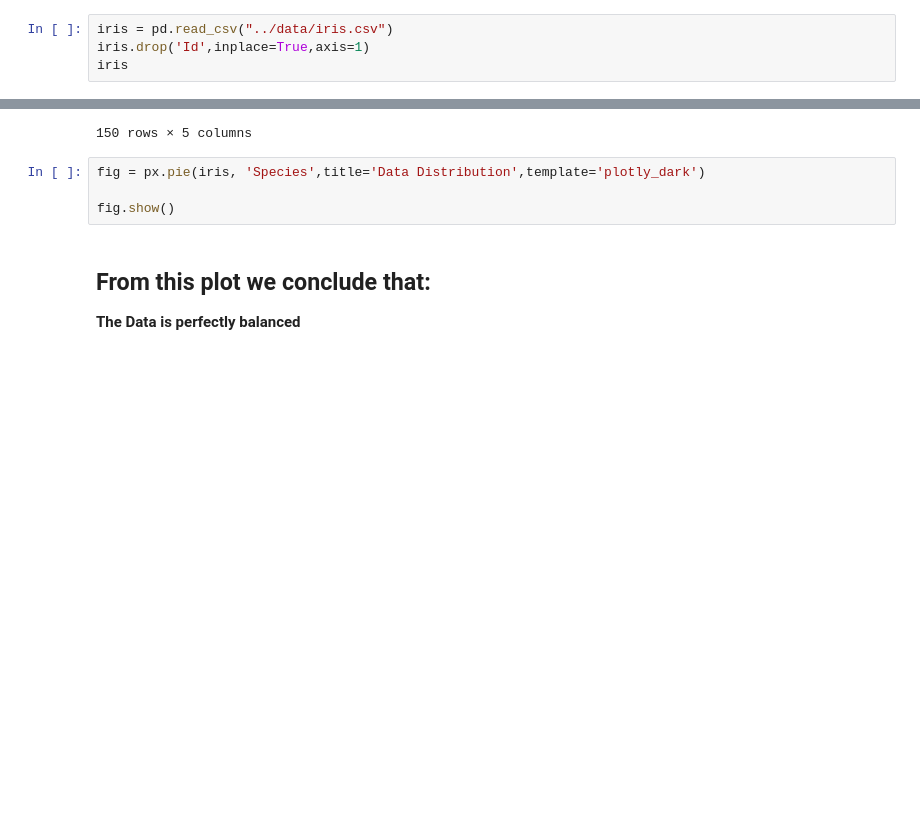
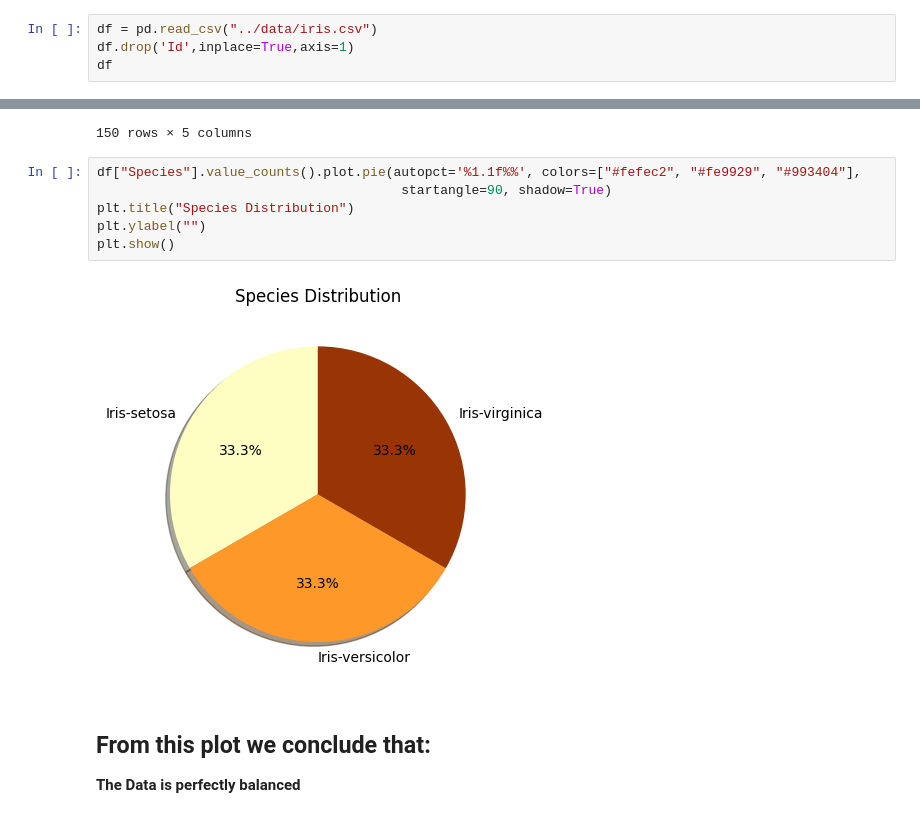
Before and after one commit to viderson/ml_from_scratch, a Jupyter notebook: notebooks/compare_knn.ipynb, the cells around one changed output, grey strips where cells are left out. Cells and saved outputs as stored; diff of their text form; blank space fills up the shorter version.

```diff
--- a/notebooks/compare_knn.ipynb
+++ b/notebooks/compare_knn.ipynb
@@ -24,9 +24,9 @@ import matplotlib.pyplot as plt
 import plotly.express as px
 import seaborn as sns
 # %%
-iris = pd.read_csv("../data/iris.csv")
-iris.drop('Id',inplace=True,axis=1)
-iris
+df = pd.read_csv("../data/iris.csv")
+df.drop('Id',inplace=True,axis=1)
+df
 # %% [output]
 |  | SepalLengthCm | SepalWidthCm | PetalLengthCm | PetalWidthCm | Species |
 | 0 | 5.1 | 3.5 | 1.4 | 0.2 | Iris-setosa |
@@ -42,9 +42,13 @@ iris
 | 149 | 5.9 | 3.0 | 5.1 | 1.8 | Iris-virginica |
 150 rows × 5 columns
 # %%
-fig = px.pie(iris, 'Species',title='Data Distribution',template='plotly_dark')
-
-fig.show()
+df["Species"].value_counts().plot.pie(autopct='%1.1f%%', colors=["#fefec2", "#fe9929", "#993404"],
+                                       startangle=90, shadow=True)
+plt.title("Species Distribution")
+plt.ylabel("")
+plt.show()
+# %% [output]
+[figure, added]
 # %% [markdown]
 ## From this plot we conclude that:
 
```
Also changed, not shown: parts of 17 cells of this notebook, 4 other files.
